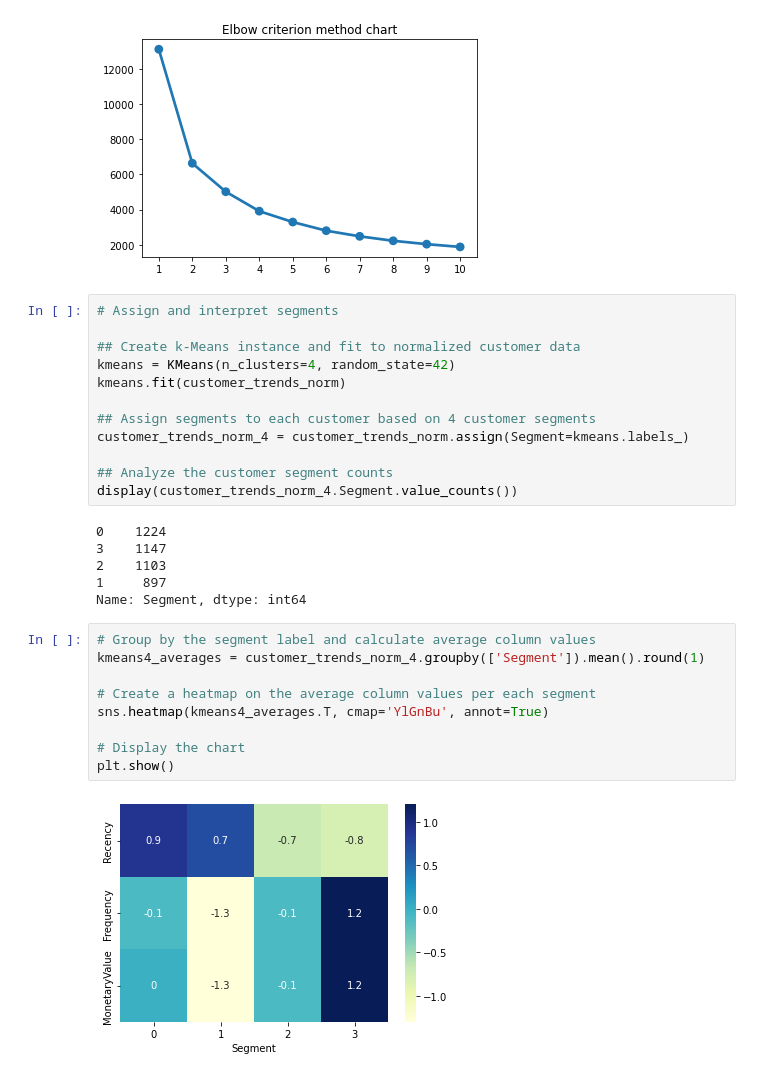
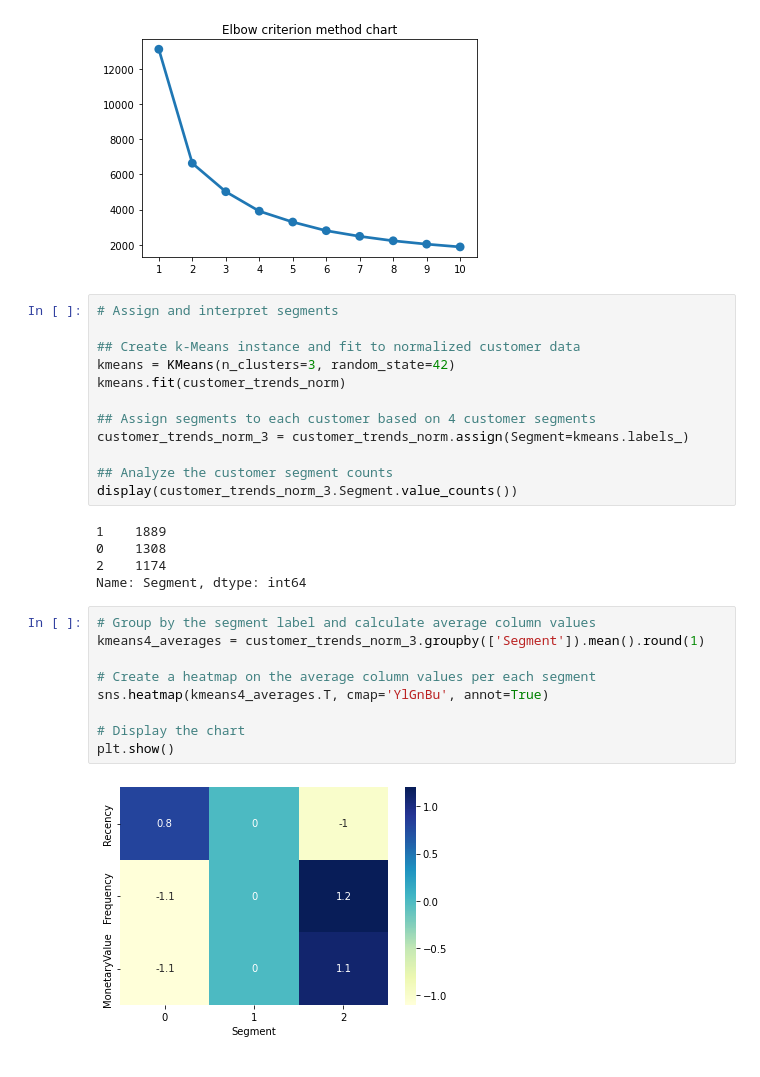
Before and after one commit to mcastelli5/Customer-Segmentation, a Jupyter notebook: customer_segmentation.ipynb, the cells around one changed output. Drawn from its saved outputs; the diff is of its cells as text.

```diff
--- a/customer_segmentation.ipynb
+++ b/customer_segmentation.ipynb
@@ -805,31 +805,30 @@ plt.show()
 # Assign and interpret segments
 
 ## Create k-Means instance and fit to normalized customer data
-kmeans = KMeans(n_clusters=4, random_state=42)
+kmeans = KMeans(n_clusters=3, random_state=42)
 kmeans.fit(customer_trends_norm)
 
 ## Assign segments to each customer based on 4 customer segments
-customer_trends_norm_4 = customer_trends_norm.assign(Segment=kmeans.labels_)
+customer_trends_norm_3 = customer_trends_norm.assign(Segment=kmeans.labels_)
 
 ## Analyze the customer segment counts
-display(customer_trends_norm_4.Segment.value_counts())
+display(customer_trends_norm_3.Segment.value_counts())
 # %% [output]
-0    1224
-3    1147
-2    1103
-1     897
+1    1889
+0    1308
+2    1174
 Name: Segment, dtype: int64
 # %%
 # Group by the segment label and calculate average column values
-kmeans4_averages = customer_trends_norm_4.groupby(['Segment']).mean().round(1)
+kmeans4_averages = customer_trends_norm_3.groupby(['Segment']).mean().round(1)
 
 # Create a heatmap on the average column values per each segment
 sns.heatmap(kmeans4_averages.T, cmap='YlGnBu', annot=True)
 
 # Display the chart
 plt.show()
 # %% [output]
-[figure, old version]
+[figure, new version]
 # %%
 # Create Snake plot data table in correct format
 customer_trends_melt = pd.melt(
```
Also changed, not shown: parts of 3 cells of this notebook.
